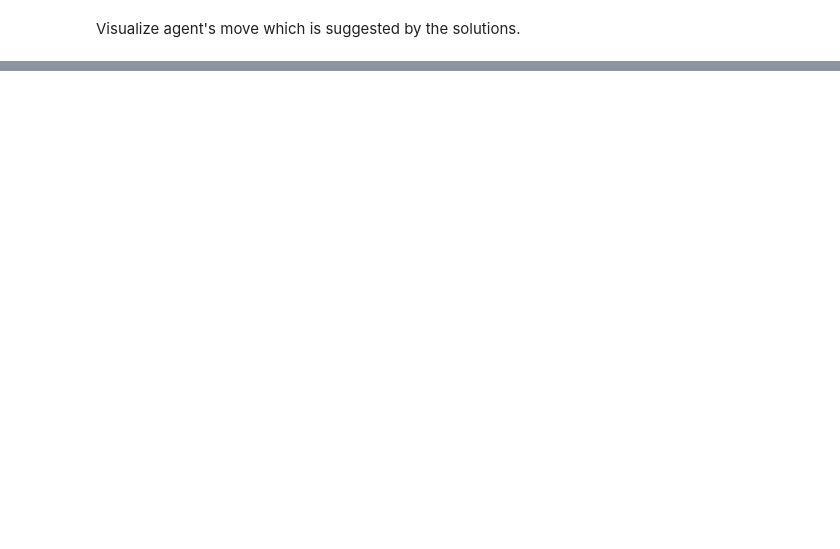
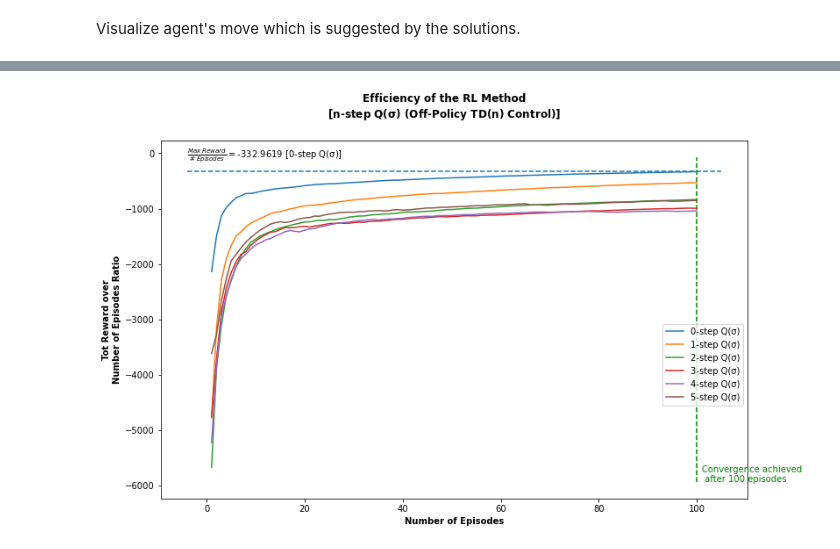
Before and after one commit to tgrammat/ML-Data_Challenges, a Jupyter notebook: Reinforcement-Learning/TDn-models/01.CliffWalking_with_TD(n)-models.ipynb, the cells around one changed output, grey strips where cells are left out. Drawn from its saved outputs; the diff is of its cells as text; code cells hidden in the pictures; blank space fills up the shorter version.

```diff
--- a/Reinforcement-Learning/TDn-models/01.CliffWalking_with_TD(n)-models.ipynb
+++ b/Reinforcement-Learning/TDn-models/01.CliffWalking_with_TD(n)-models.ipynb
@@ -677,0 +771,6 @@ for trial in list(RL_trials.keys()):
+# %%
+title = 'Efficiency of the RL Method\n[n-step $\mathbf{Q(\sigma)}$ (Off-Policy TD(n) Control)]'
+plotutls.plot_learning_curve(rewards_per_trial_Off_Policy_QSigma, title=title,
+                             cumulative_reward=True, lower_reward_ratio=None)
+# %% [output]
+[figure, added]
```
Also changed, not shown: parts of 13 cells of this notebook.
